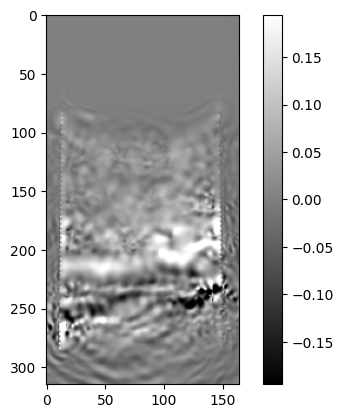
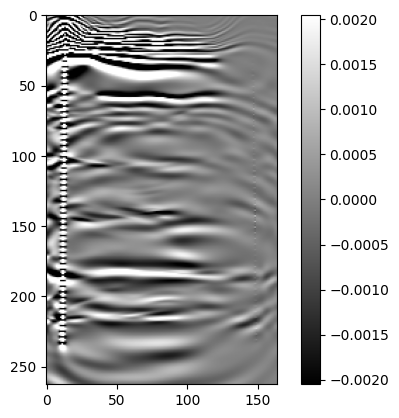
Unified diff of the notebook cell whose output changed from the first chart to the second:
--- before
+++ after
@@ -1,9 +1,15 @@
 from matplotlib import pyplot as plt
 # buff = np.diff(grad0.T[:-50, 50:-50], axis=0)
-grad0 = np.load("gradients/grad_full_29.npy")
-buff = grad0.T[:-50, 50:-50]
+grad0 = np.load("gradients/grad_full_0.npy")
+buff = grad0.T
+fig, axs = plt.subplots(1, 1, dpi=100)
+qa = np.quantile(buff, 0.8)
+# qa = np.quantile(buff, 0.8)
+# qa = np.quantile(buff, 0.8)
+# h=axs.imshow(laplace(buff, mode='constant'), cmap='gray', vmin=-qa/3, vmax=qa/3)
+h=axs.imshow(np.diff(buff, axis=0, n=2), cmap='gray', vmin=-qa/3, vmax=qa/3)
 
-qa = np.quantile(buff, 0.99)
-h=plt.imshow(buff, cmap='gray', vmin=-qa, vmax=qa)
-plt.gcf().colorbar(h)
+# h=plt.imshow(buff, cmap='gray', vmin=-qa, vmax=qa)
+
+fig.colorbar(h)
 plt.show()

Commit: vti fwi draft done